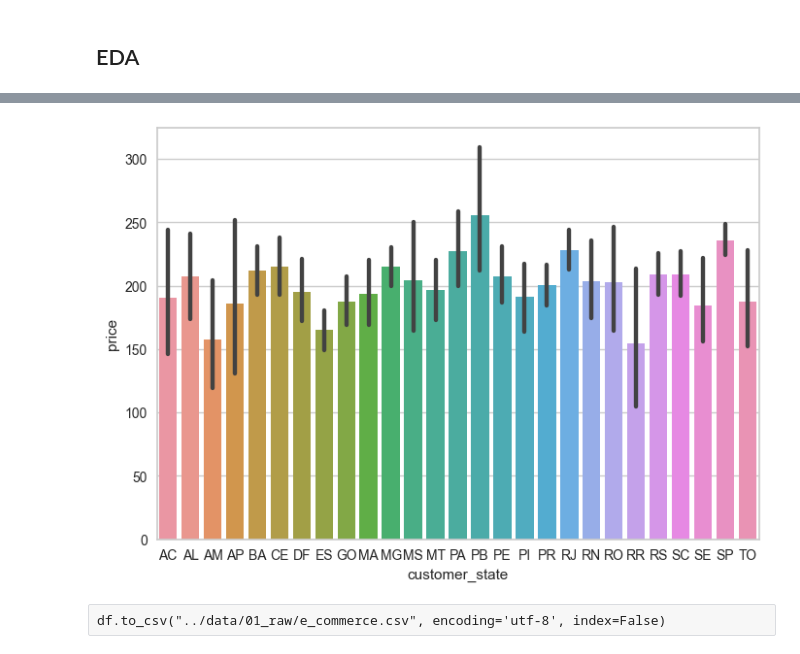
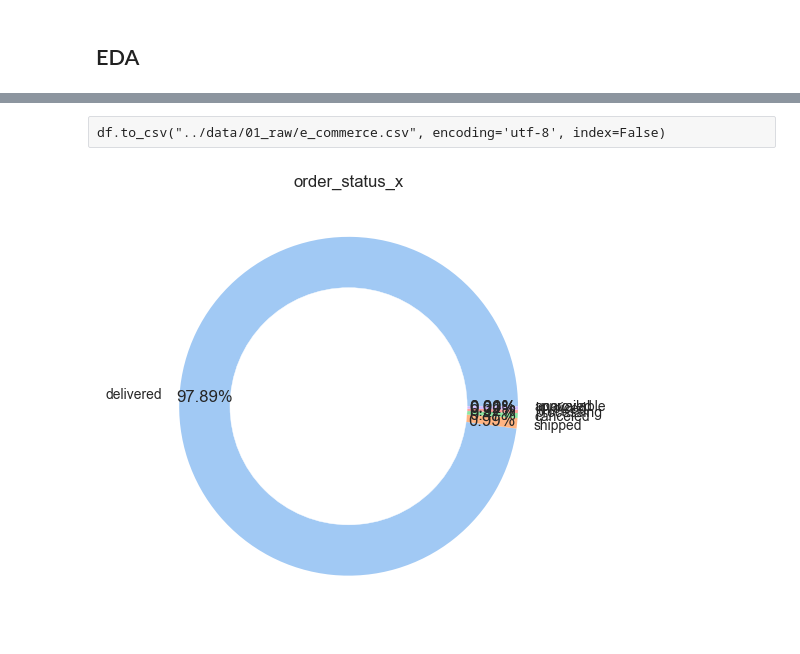
Before and after one commit to dev-hack95/Intent-Analysis, a Jupyter notebook: notebooks/e-commerce-case-study.ipynb, the cells around one changed output, grey strips where cells are left out. Cells and saved outputs as stored; diff of their text form; code cells hidden in the pictures.

```diff
--- a/notebooks/e-commerce-case-study.ipynb
+++ b/notebooks/e-commerce-case-study.ipynb
@@ -277,3 +304,7 @@ array(['utilidades_domesticas', 'bebes', 'cool_stuff', 'esporte_lazer',
+# %%
+df['late_orders_x'] = (df['order_delivered_customer_date_x'] - df['order_estimated_delivery_date_x']).dt.days
+# %%
+df['late_orders_y'] = (df['order_delivered_customer_date_y'] - df['order_estimated_delivery_date_y']).dt.days
 # %%
 def value_count_norm(df, feature):
     value_count_norm = df[feature].value_counts()
@@ -297,8 +328,8 @@ def create_donut_plot(df, feature):
             plt.title('{}'.format(feature))
             return plt.show()
         case 'payment_installments' | 'payment_sequential':
-            single_payment = [x for x in df['payment_installments'] if x == 1]
-            installment_payment = [x for x in df['payment_installments'] if x > 1]
+            single_payment = [x for x in df[feature] if x == 1]
+            installment_payment = [x for x in df[feature] if x > 1]
 
             single_payment_count = len(single_payment)
             installment_payment_count = len(installment_payment)
@@ -306,12 +337,30 @@ def create_donut_plot(df, feature):
             labels = ['Single Pyament', 'Installments']
             sizes = [single_payment_count, installment_payment_count]
             colors = sns.color_palette('pastel')[0:2]
-            plt.pie(sizes, labels=labels, pctdistance=0.85, autopct='%1.1f%%', colors=colors)
+            plt.pie(sizes, labels=labels,
+                    pctdistance=0.85, autopct='%1.1f%%',
+                    colors=colors)
+            my_circle=plt.Circle( (0,0), 0.7, color='white')
+            p=plt.gcf()
+            p.gca().add_artist(my_circle)
+            return plt.show()
+        case 'late_orders_x' | 'late_orders_y':
+            early_deliveries = [x for x in df[feature] if x <= 0]
+            late_deliveries = [x for x in df[feature] if x > 0]
+
+            labels = ['early_deliveries', 'late_deleveries']
+            sizes = [len(early_deliveries), len(late_deliveries)]
+
+            colors = sns.color_palette('pastel')[0:2]
+            plt.pie(sizes, labels=labels,
+                    pctdistance=0.85, autopct='%1.1f%%',
+                    colors=colors)
             my_circle=plt.Circle( (0,0), 0.7, color='white')
             p=plt.gcf()
             p.gca().add_artist(my_circle)
             return plt.show()
 
+
         case _:
             print("Error")
 # %%
@@ -355,6 +376,2 @@ Name: price, dtype: float64
-# %%
-create_bar_chart(df, 'customer_state')
-# %% [output]
-[figure, removed]
 # %% [raw]
 df.to_csv("../data/01_raw/e_commerce.csv", encoding='utf-8', index=False)
@@ -360,0 +390,4 @@ df.to_csv("../data/01_raw/e_commerce.csv", encoding='utf-8', index=False)
+# %%
+create_donut_plot(df, 'order_status_x')
+# %% [output]
+[figure, added]
```
Also changed, not shown: parts of 15 cells of this notebook.
